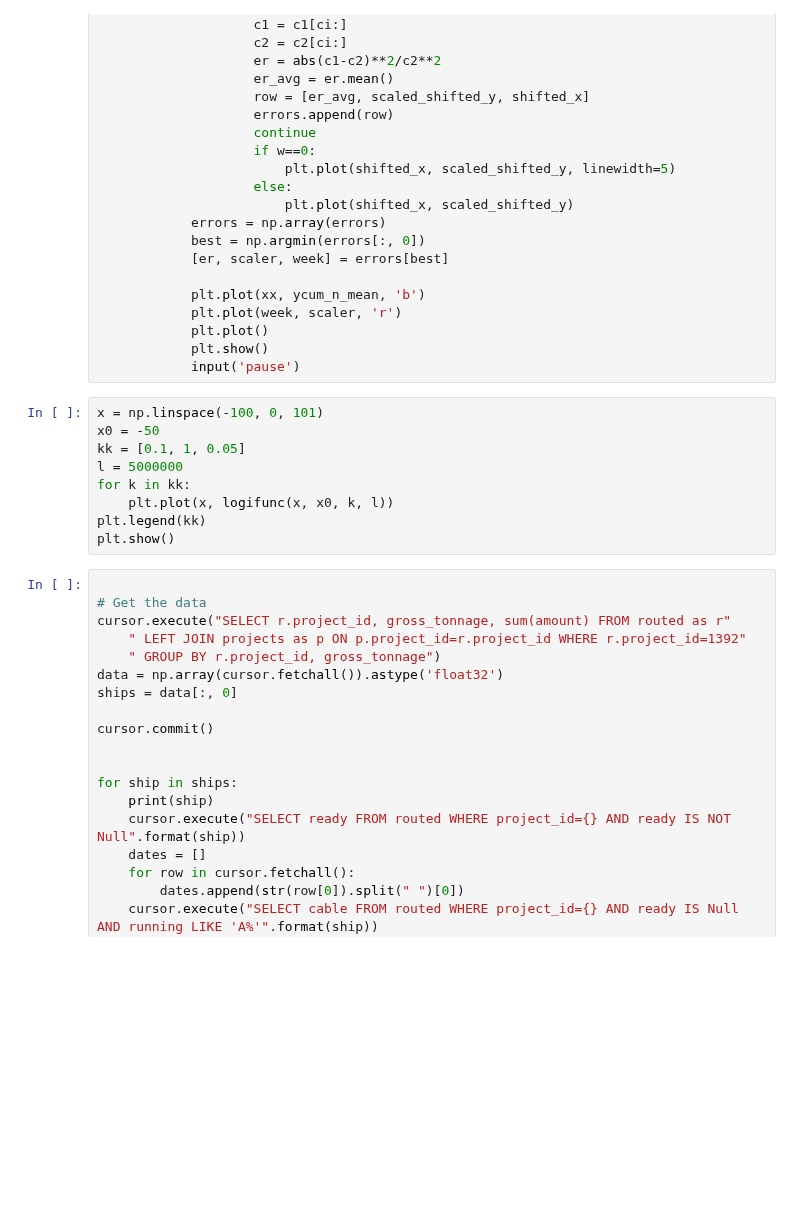
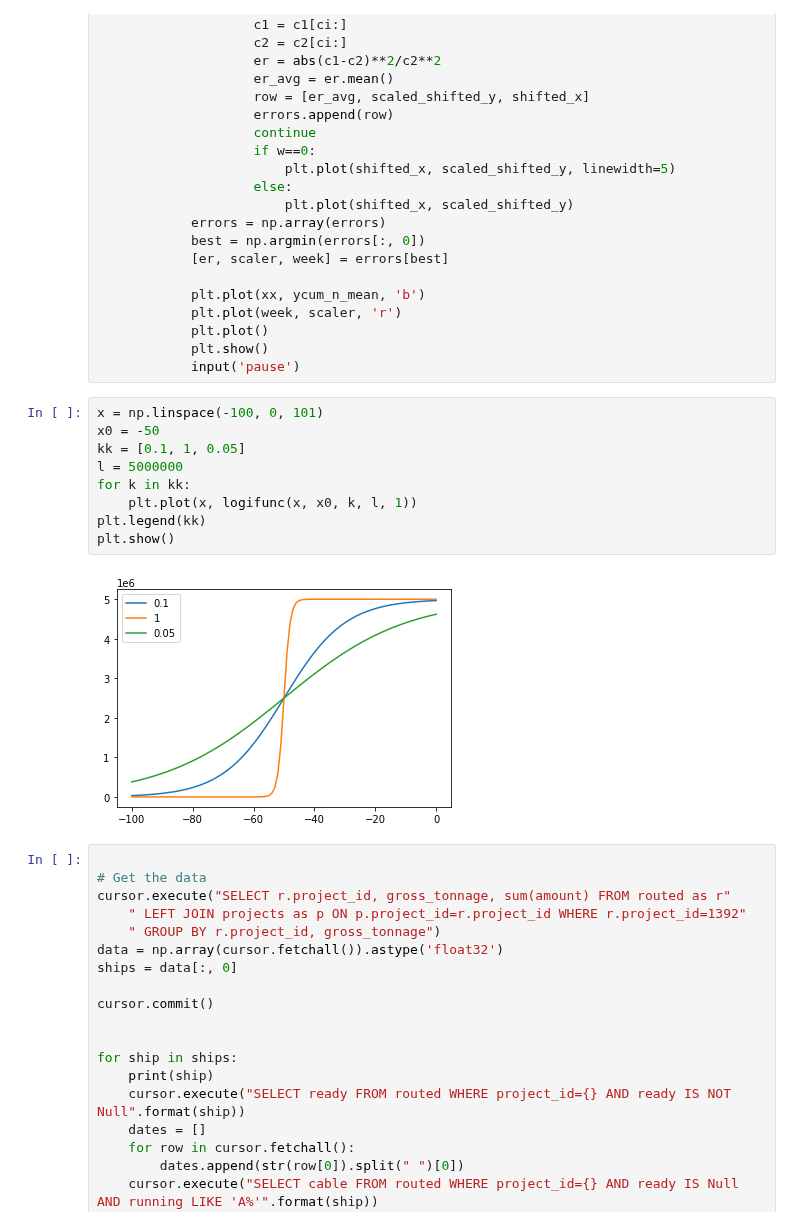
Before and after one commit to Miikkasna/cablepredictions, a Jupyter notebook: testfile.ipynb, the cells around one changed output. Cells and saved outputs as stored; diff of their text form; blank space fills up the shorter version.

```diff
--- a/testfile.ipynb
+++ b/testfile.ipynb
@@ -224,12 +227,14 @@ for train_i, test_i in lpo.split(ships):
 # %%
 x = np.linspace(-100, 0, 101)
 x0 = -50
 kk = [0.1, 1, 0.05]
 l = 5000000
 for k in kk:
-    plt.plot(x, logifunc(x, x0, k, l))
+    plt.plot(x, logifunc(x, x0, k, l, 1))
 plt.legend(kk)
 plt.show()
+# %% [output]
+[figure, added]
 # %%
 
 # Get the data
```
Also changed, not shown: parts of 4 cells of this notebook, 4 other files.
